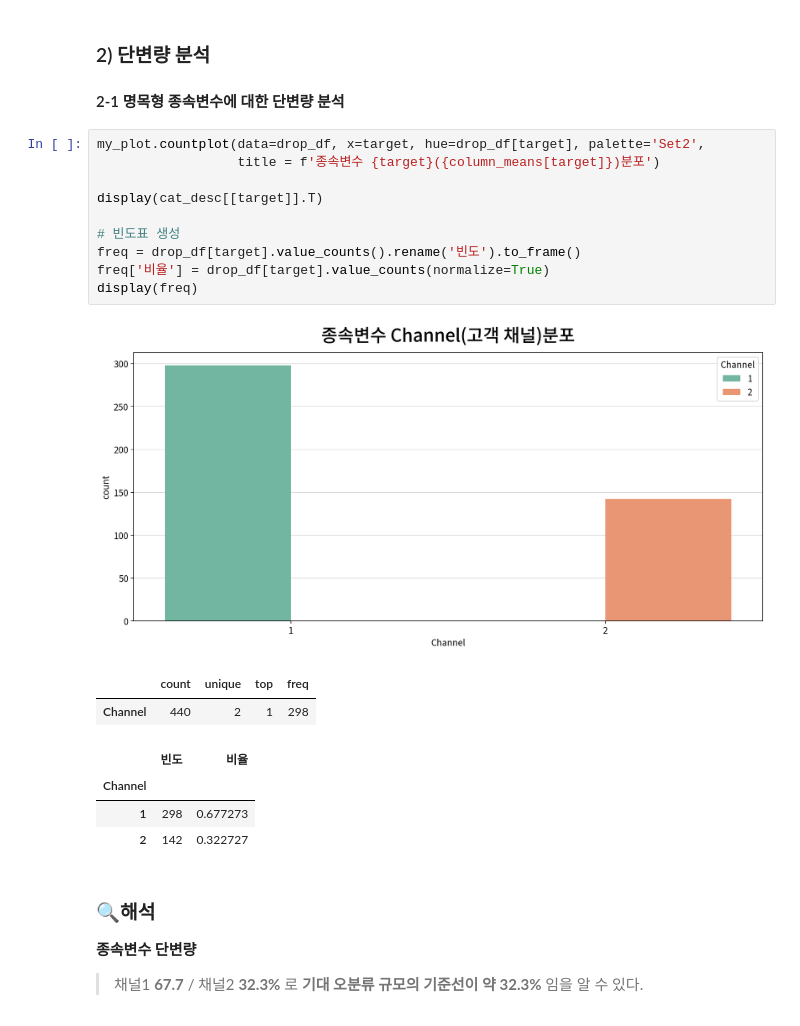
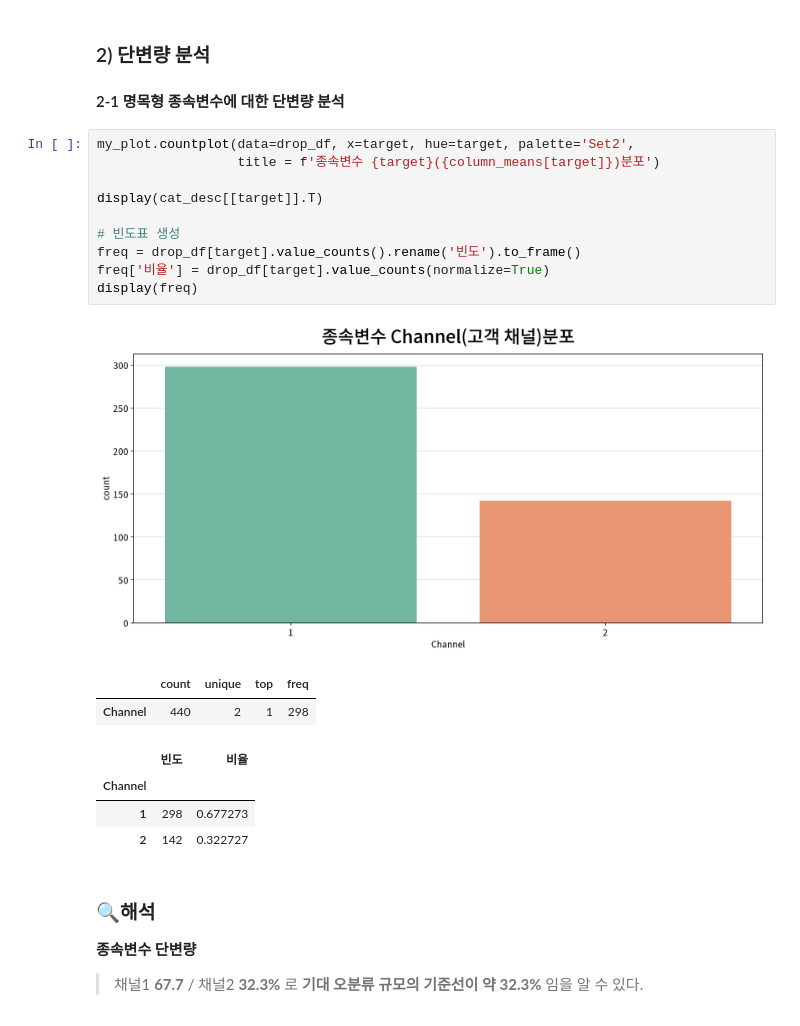
Before and after one commit to Jae1-99999/Wholesalecustomers, a Jupyter notebook: 팀프로젝트 코드.ipynb, the cells around one changed output. Cells and saved outputs as stored; diff of their text form.

```diff
--- a/팀프로젝트 코드.ipynb
+++ b/팀프로젝트 코드.ipynb
@@ -441,17 +492,17 @@ column_means = {
 ### 2) 단변량 분석
 #### 2-1 명목형 종속변수에 대한 단변량 분석
 # %%
-my_plot.countplot(data=drop_df, x=target, hue=drop_df[target], palette='Set2',
+my_plot.countplot(data=drop_df, x=target, hue=target, palette='Set2',
                   title = f'종속변수 {target}({column_means[target]})분포')
 
 display(cat_desc[[target]].T)
 
 # 빈도표 생성
 freq = drop_df[target].value_counts().rename('빈도').to_frame()
 freq['비율'] = drop_df[target].value_counts(normalize=True)
 display(freq)
 # %% [output]
-[figure, old version]
+[figure, new version]
 |  | count | unique | top | freq |
 | Channel | 440 | 2 | 1 | 298 |
 |  | 빈도 | 비율 |
```
Also changed, not shown: parts of 10 cells of this notebook, 3 other files.
